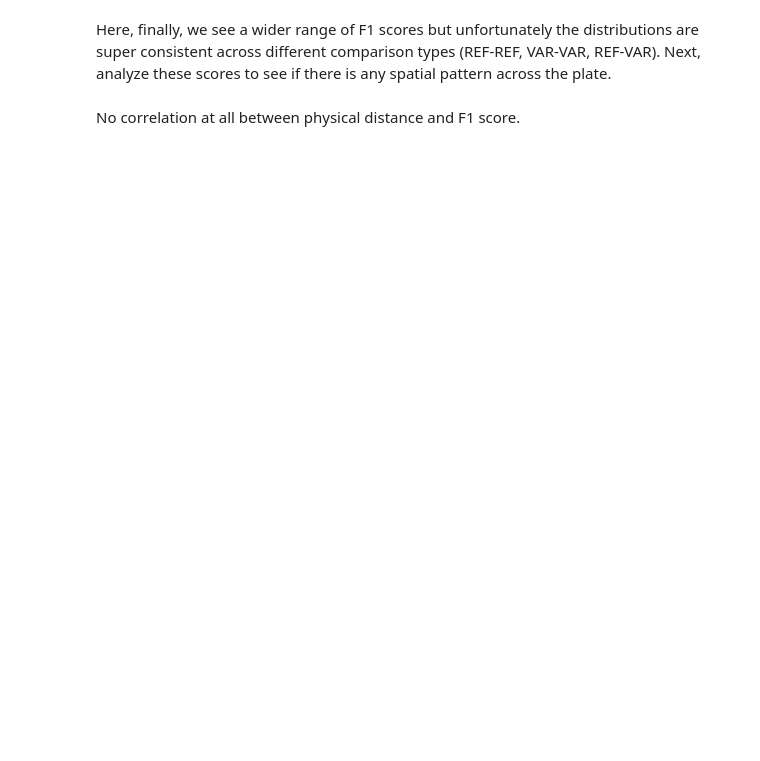
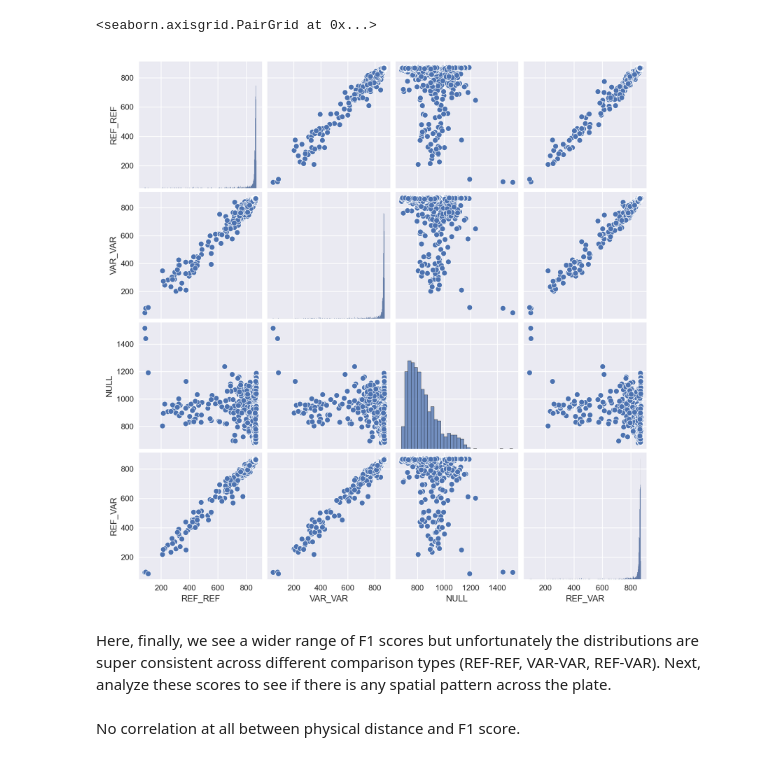
Before and after one commit to runxi-shen/2021_09_01_VarChAMP, a Jupyter notebook: 7.downstream_analysis_jess/notebooks/well_position_scen2.ipynb, the cells around one changed output. Cells and saved outputs as stored; diff of their text form; code cells hidden in the pictures; blank space fills up the shorter version.

```diff
--- a/7.downstream_analysis_jess/notebooks/well_position_scen2.ipynb
+++ b/7.downstream_analysis_jess/notebooks/well_position_scen2.ipynb
@@ -180,2 +104,7 @@ print(p3)
+# %%
+sns.pairplot(nonprot_summary.to_pandas())
+# %% [output]
+<seaborn.axisgrid.PairGrid at 0x...>
+[figure, added]
 # %% [markdown]
 Here, finally, we see a wider range of F1 scores but unfortunately the distributions are super consistent across different comparison types (REF-REF, VAR-VAR, REF-VAR). Next, analyze these scores to see if there is any spatial pattern across the plate.
```
Also changed, not shown: parts of 16 cells of this notebook, 2 other files.
